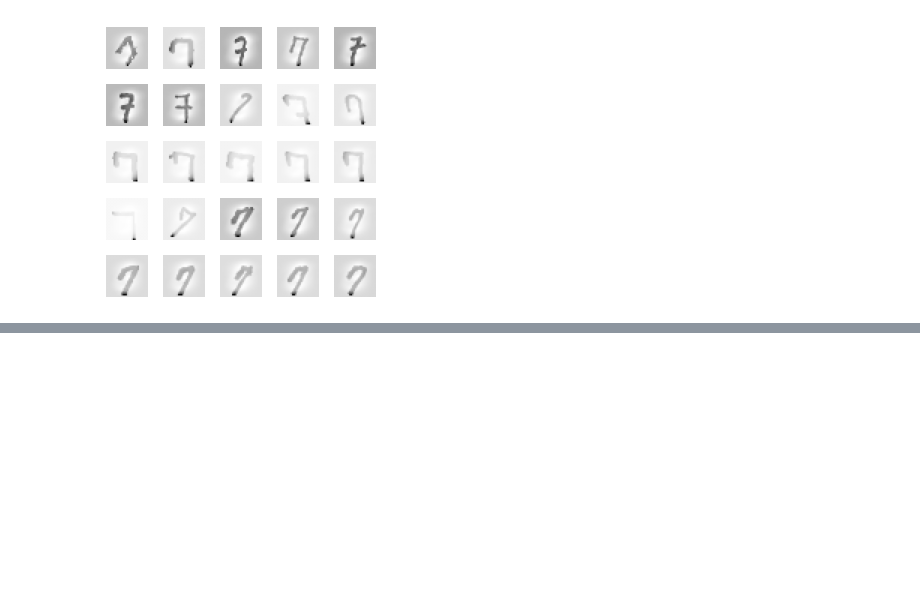
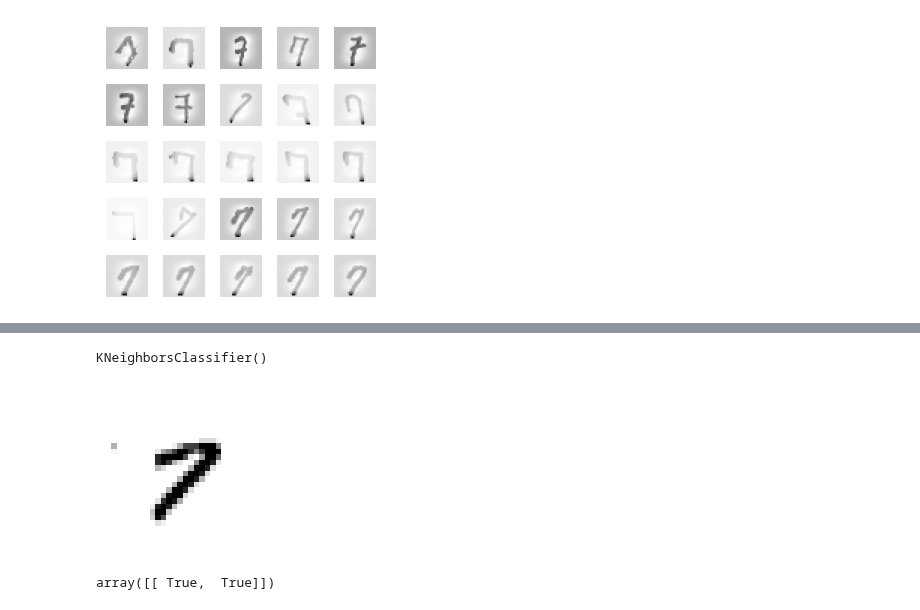
Before and after one commit to KumudithaSilva/Sklearn-ML, a Jupyter notebook: ML_Classification/minest.ipynb, the cells around one changed output, grey strips where cells are left out. Saved outputs shown, nothing was run; the diff lists cells and outputs as text; code cells hidden in the pictures; blank space fills up the shorter version.

```diff
--- a/ML_Classification/minest.ipynb
+++ b/ML_Classification/minest.ipynb
@@ -531,0 +562,19 @@ plot_digits(X_ba)
+# %%
+knn_clf = KNeighborsClassifier()
+knn_clf.fit(X_train_ovr, y_multilable)
+# %% [output]
+KNeighborsClassifier()
+# %%
+some_digit_multylable = X[29:30].to_numpy()
+some_digit_multy_image_ovr = some_digit_multylable.reshape(28, 28)
+
+plt.figure(figsize=(2, 2))
+plt.imshow(some_digit_multy_image_ovr, cmap="binary")
+plt.axis("off")
+plt.show()
+# %% [output]
+[figure, added]
+# %%
+knn_clf.predict(some_digit_multylable)
+# %% [output]
+array([[ True,  True]])
```
Also changed, not shown: parts of 10 cells of this notebook.
